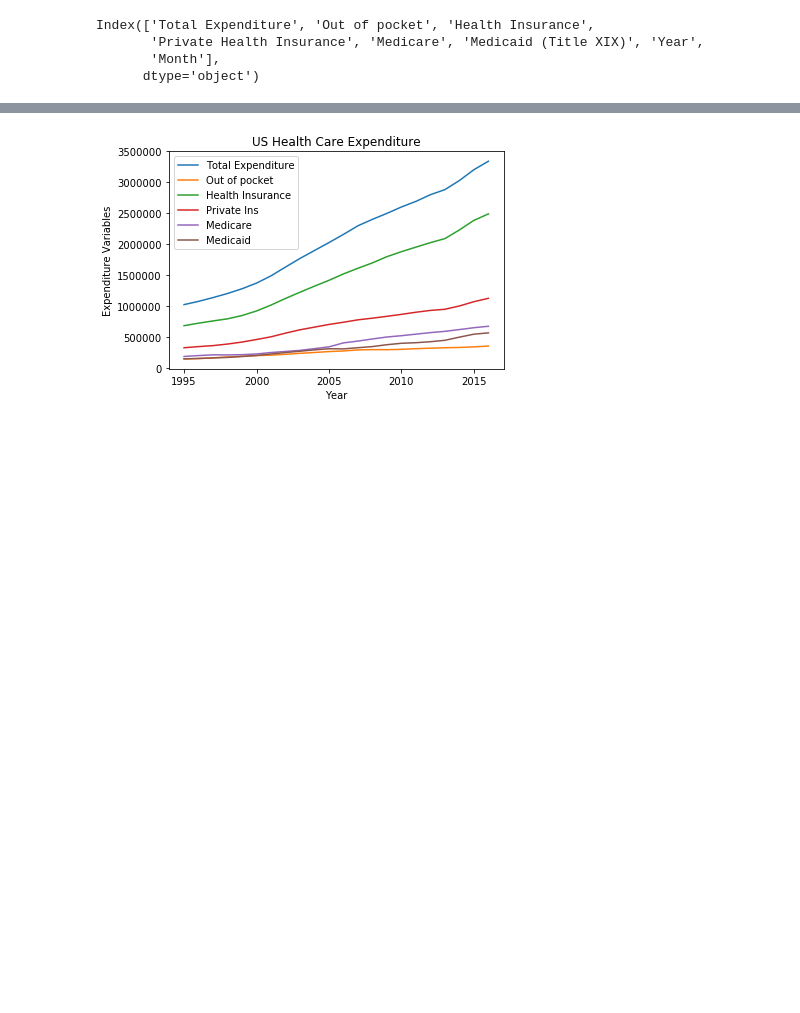
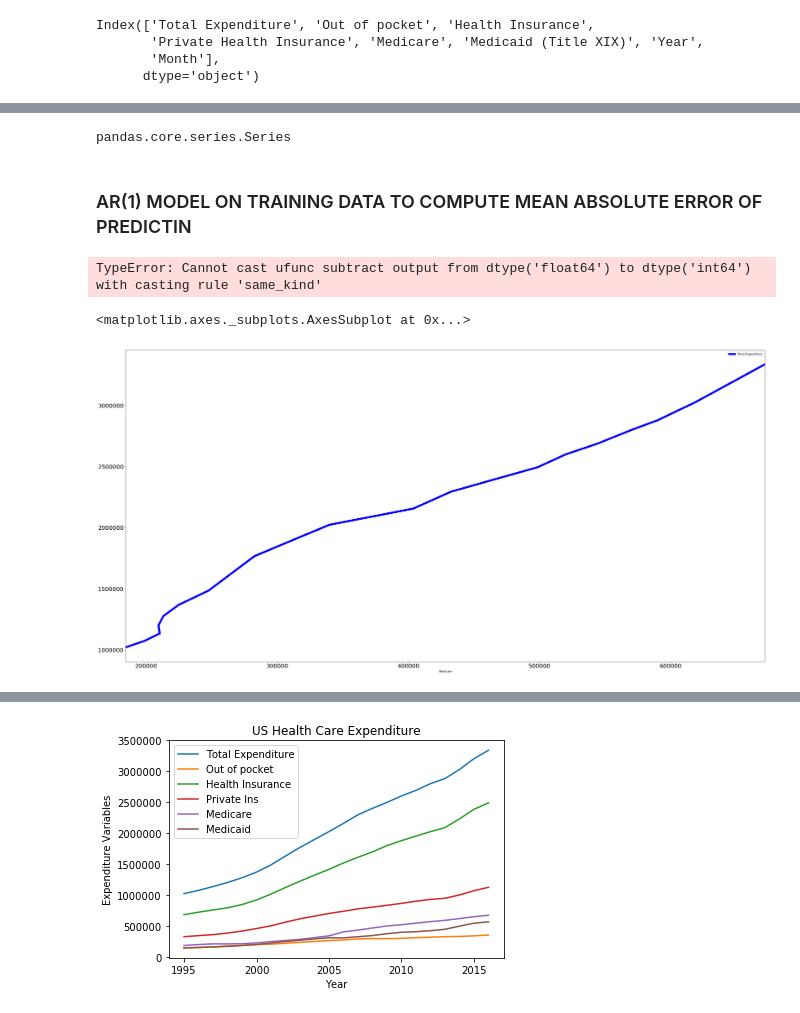
Before and after one commit to judesgit/GA-Data_Science, a Jupyter notebook: projects/final-project/Jude Nwosu -- GA Project -- HealthCare Final Project.ipynb, the cells around one changed output, grey strips where cells are left out. Drawn from its saved outputs; the diff is of its cells as text; code cells hidden in the pictures; blank space fills up the shorter version.

```diff
--- a/projects/final-project/Jude Nwosu -- GA Project -- HealthCare Final Project.ipynb
+++ b/projects/final-project/Jude Nwosu -- GA Project -- HealthCare Final Project.ipynb
@@ -104,0 +113,3 @@ Index(['Total Expenditure', 'Out of pocket', 'Health Insurance',
+# %%
+Medicare1= df[df['Month'] == 1][['Total Expenditure']].resample('A').sum()
+Medicare1.head()
@@ -104,0 +164,6 @@ Index(['Total Expenditure', 'Out of pocket', 'Health Insurance',
+# %%
+type(train)
+# %% [output]
+pandas.core.series.Series
+# %% [markdown]
+### AR(1) MODEL ON TRAINING DATA TO COMPUTE MEAN ABSOLUTE ERROR OF PREDICTIN
@@ -104,0 +173,18 @@ Index(['Total Expenditure', 'Out of pocket', 'Health Insurance',
+# %%
+model = sm.tsa.ARIMA(train, (1, 0, 0)).fit()
+
+predictions = model.predict(
+    '2013-01-01',
+    '2016-01-01',
+    dynamic=True,
+)
+
+print("Mean absolute error: ", mean_absolute_error(test, predictions))
+model.summary()
+# %% [output]
+TypeError: Cannot cast ufunc subtract output from dtype('float64') to dtype('int64') with casting rule 'same_kind'
+# %%
+Medicare1.plot(kind='line', figsize=(40,20), fontsize=20 , legend=True, linewidth=7.0, x='Medicare', y='Total Expenditure', color ='blue')
+# %% [output]
+<matplotlib.axes._subplots.AxesSubplot at 0x...>
+[figure, added]
```
Also changed, not shown: parts of 14 cells of this notebook.
